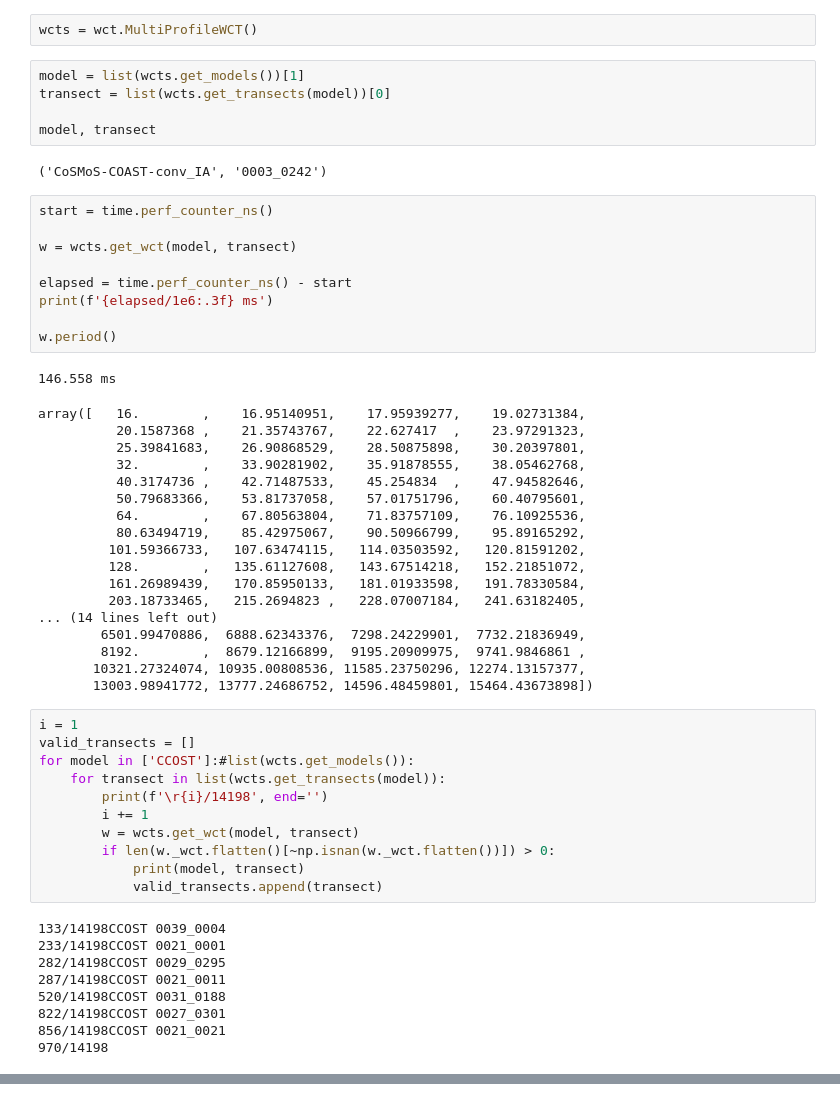
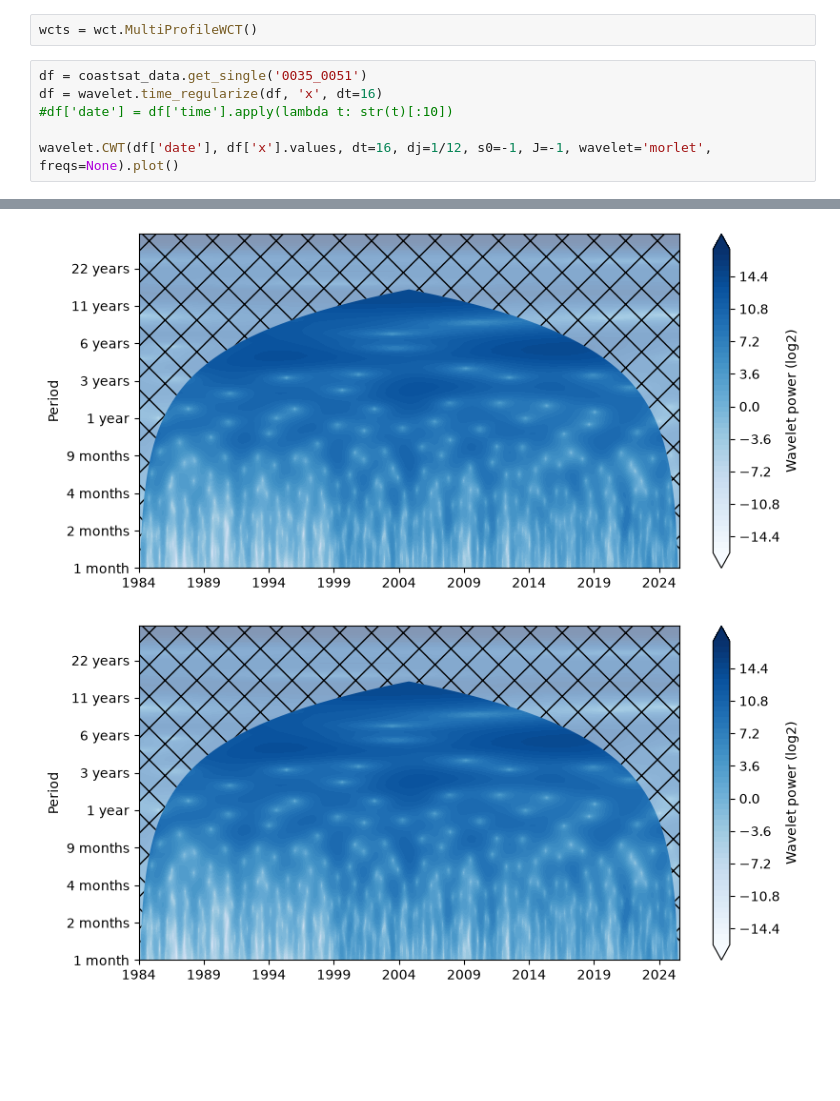
Before and after one commit to samnystrom/shoreshop3-analysis, a Jupyter notebook: notebooks/multi-profile.ipynb, the cells around one changed output, grey strips where cells are left out. Drawn from its saved outputs; the diff is of its cells as text; blank space fills up the shorter version.

```diff
--- a/notebooks/multi-profile.ipynb
+++ b/notebooks/multi-profile.ipynb
@@ -62,57 +39,9 @@ df
 # %%
 wcts = wct.MultiProfileWCT()
-# %%
-model = list(wcts.get_models())[1]
-transect = list(wcts.get_transects(model))[0]
-
-model, transect
-# %% [output]
-('CoSMoS-COAST-conv_IA', '0003_0242')
-# %%
-start = time.perf_counter_ns()
-
-w = wcts.get_wct(model, transect)
-
-elapsed = time.perf_counter_ns() - start
-print(f'{elapsed/1e6:.3f} ms')
-
-w.period()
-# %% [output]
-146.558 ms
-array([   16.        ,    16.95140951,    17.95939277,    19.02731384,
-          20.1587368 ,    21.35743767,    22.627417  ,    23.97291323,
-          25.39841683,    26.90868529,    28.50875898,    30.20397801,
-          32.        ,    33.90281902,    35.91878555,    38.05462768,
-          40.3174736 ,    42.71487533,    45.254834  ,    47.94582646,
-          50.79683366,    53.81737058,    57.01751796,    60.40795601,
-          64.        ,    67.80563804,    71.83757109,    76.10925536,
-          80.63494719,    85.42975067,    90.50966799,    95.89165292,
-         101.59366733,   107.63474115,   114.03503592,   120.81591202,
-         128.        ,   135.61127608,   143.67514218,   152.21851072,
-         161.26989439,   170.85950133,   181.01933598,   191.78330584,
-         203.18733465,   215.2694823 ,   228.07007184,   241.63182405,
-... (14 lines left out)
-        6501.99470886,  6888.62343376,  7298.24229901,  7732.21836949,
-        8192.        ,  8679.12166899,  9195.20909975,  9741.9846861 ,
-       10321.27324074, 10935.00808536, 11585.23750296, 12274.13157377,
-       13003.98941772, 13777.24686752, 14596.48459801, 15464.43673898])
-# %%
-i = 1
-valid_transects = []
-for model in ['CCOST']:#list(wcts.get_models()):
-    for transect in list(wcts.get_transects(model)):
-        print(f'\r{i}/14198', end='')
-        i += 1
-        w = wcts.get_wct(model, transect)
-        if len(w._wct.flatten()[~np.isnan(w._wct.flatten())]) > 0:
-            print(model, transect)
-            valid_transects.append(transect)
-# %% [output]
-133/14198CCOST 0039_0004
-233/14198CCOST 0021_0001
-282/14198CCOST 0029_0295
-287/14198CCOST 0021_0011
-520/14198CCOST 0031_0188
-822/14198CCOST 0027_0301
-856/14198CCOST 0021_0021
-970/14198
+# %%
+df = coastsat_data.get_single('0035_0051')
+df = wavelet.time_regularize(df, 'x', dt=16)
+#df['date'] = df['time'].apply(lambda t: str(t)[:10])
+
+wavelet.CWT(df['date'], df['x'].values, dt=16, dj=1/12, s0=-1, J=-1, wavelet='morlet', freqs=None).plot()
+# %% [output]
@@ -118,0 +49,2 @@ for model in ['CCOST']:#list(wcts.get_models()):
+[figure, added]
+[figure, added]
```
Also changed, not shown: parts of 8 cells of this notebook, 1 other file.
